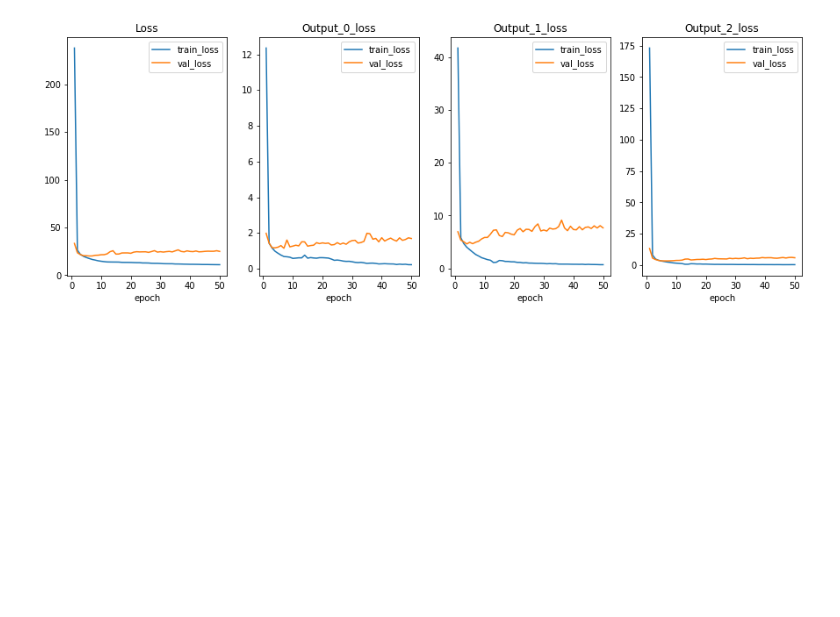
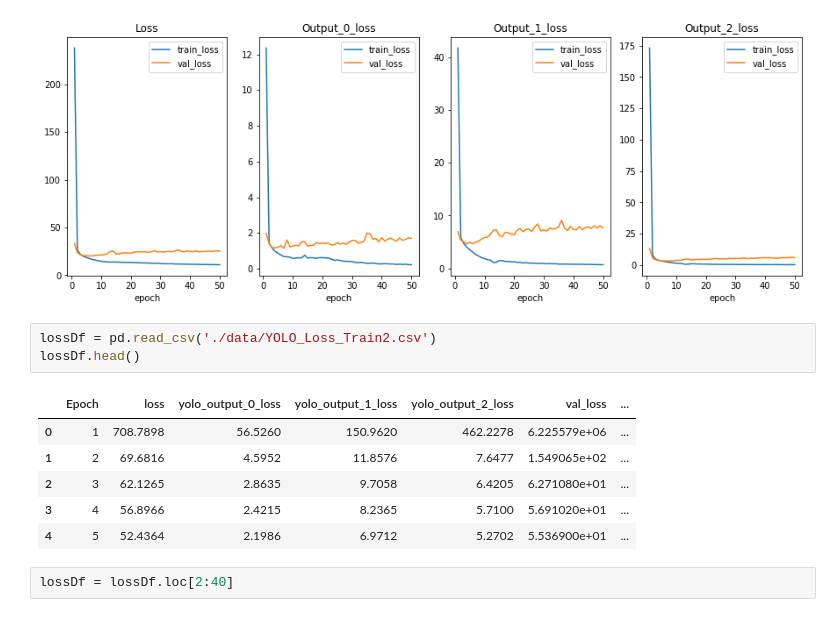
Before and after one commit to Suman-Saini/CapstoneProject_2, a Jupyter notebook: train_yolov3.ipynb, the cells around one changed output. Cells and saved outputs as stored; diff of their text form; blank space fills up the shorter version.

```diff
--- a/train_yolov3.ipynb
+++ b/train_yolov3.ipynb
@@ -225,3 +246,15 @@ _ = ax[3].set_title('Output_2_loss')
 _ = ax[3].legend([l1,l2],['train_loss','val_loss'])
 # %% [output]
 [figure]
+# %%
+lossDf = pd.read_csv('./data/YOLO_Loss_Train2.csv')
+lossDf.head()
+# %% [output]
+|  | Epoch | loss | yolo_output_0_loss | yolo_output_1_loss | yolo_output_2_loss | val_loss | ... |
+| 0 | 1 | 708.7898 | 56.5260 | 150.9620 | 462.2278 | 6.225579e+06 | ... |
+| 1 | 2 | 69.6816 | 4.5952 | 11.8576 | 7.6477 | 1.549065e+02 | ... |
+| 2 | 3 | 62.1265 | 2.8635 | 9.7058 | 6.4205 | 6.271080e+01 | ... |
+| 3 | 4 | 56.8966 | 2.4215 | 8.2365 | 5.7100 | 5.691020e+01 | ... |
+| 4 | 5 | 52.4364 | 2.1986 | 6.9712 | 5.2702 | 5.536900e+01 | ... |
+# %%
+lossDf = lossDf.loc[2:40]
```
Also changed, not shown: parts of 3 cells of this notebook.
